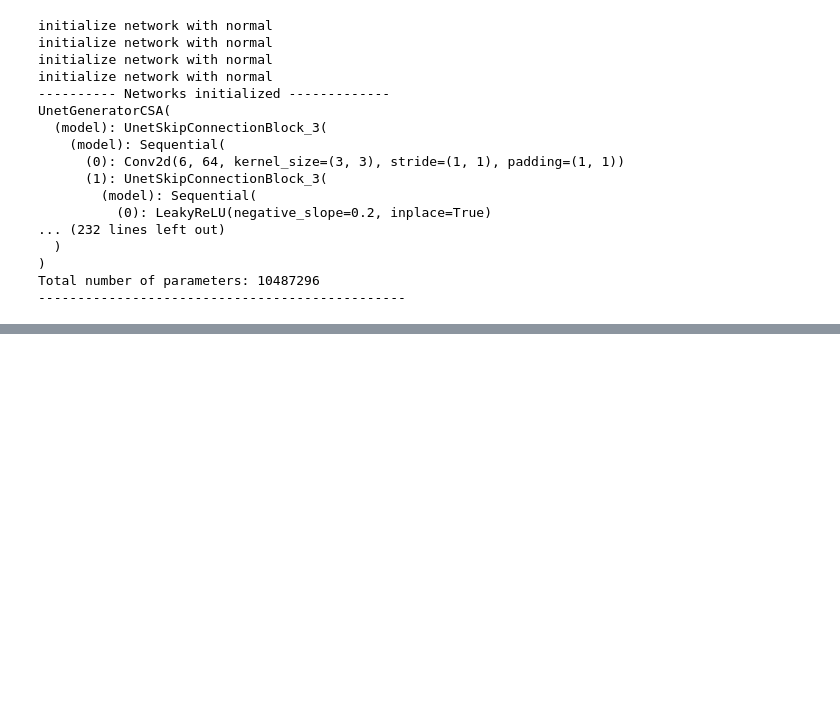
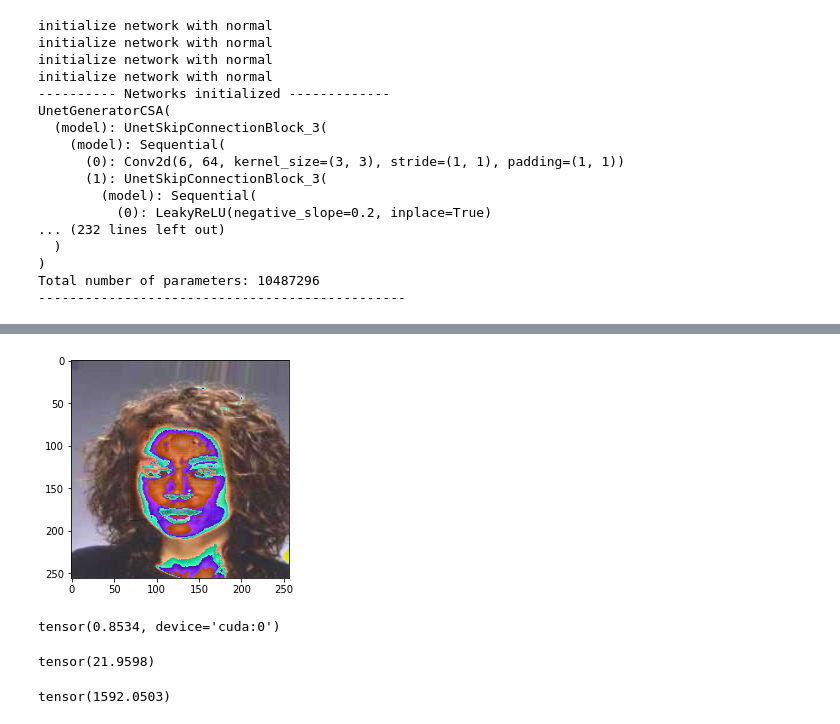
Before and after one commit to xinetzone/CSA-inpainting, a Jupyter notebook: test.ipynb, the cells around one changed output, grey strips where cells are left out. Drawn from its saved outputs; the diff is of its cells as text; code cells hidden in the pictures; blank space fills up the shorter version.

```diff
--- a/test.ipynb
+++ b/test.ipynb
@@ -109,0 +108,20 @@ KeyboardInterrupt:
+# %%
+x = array2image(fake_B[0])
+plt.imshow(x);
+# %% [output]
+[figure, added]
+# %%
+ssim = SSIM()
+ssim(fake_B, real_B)
+# %% [output]
+tensor(0.8534, device='cuda:0')
+# %%
+psnr = PSNR()
+psnr(fake_B.cpu(), real_B.cpu())
+# %% [output]
+tensor(21.9598)
+# %%
+mse = MeanSquaredError()
+mse(fake_B.cpu(), real_B.cpu())
+# %% [output]
+tensor(1592.0503)
```
Also changed, not shown: parts of 15 cells of this notebook, 4 other files.
